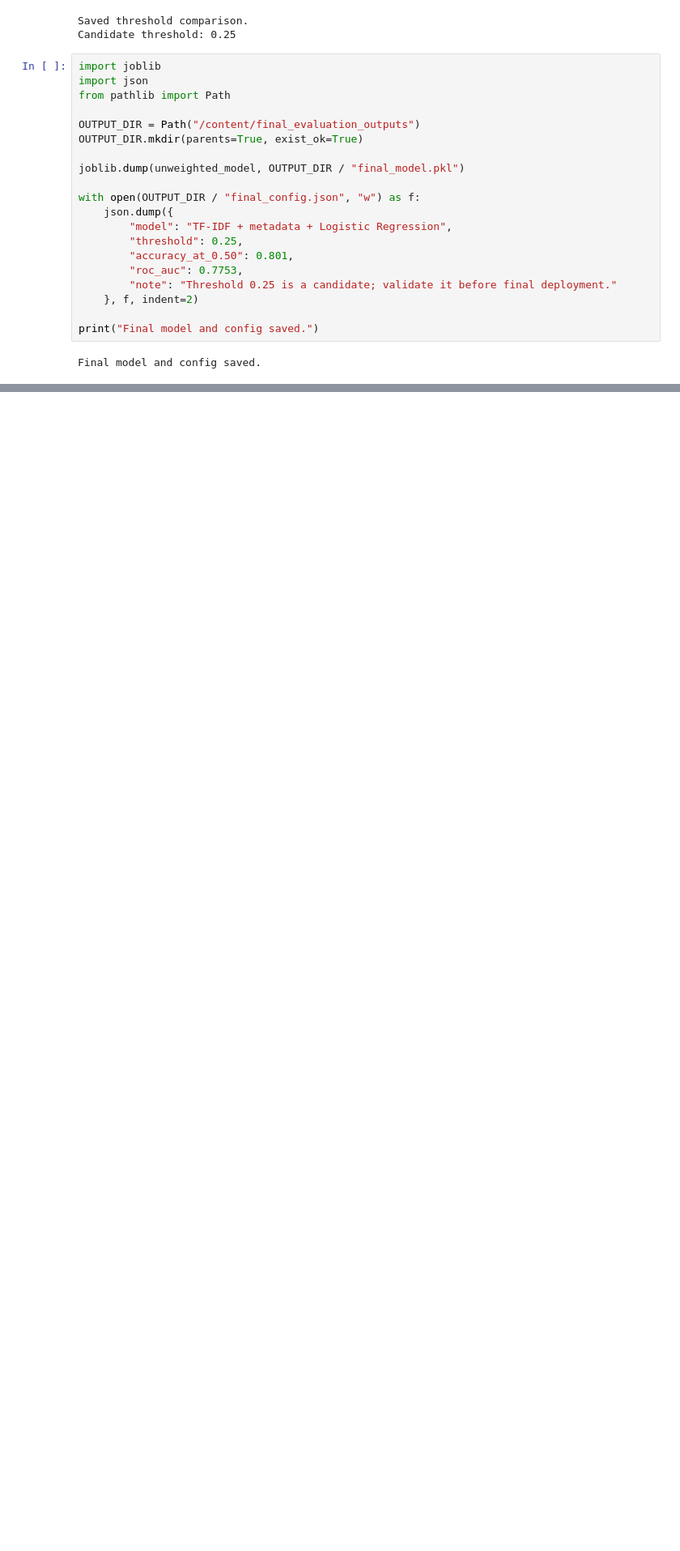
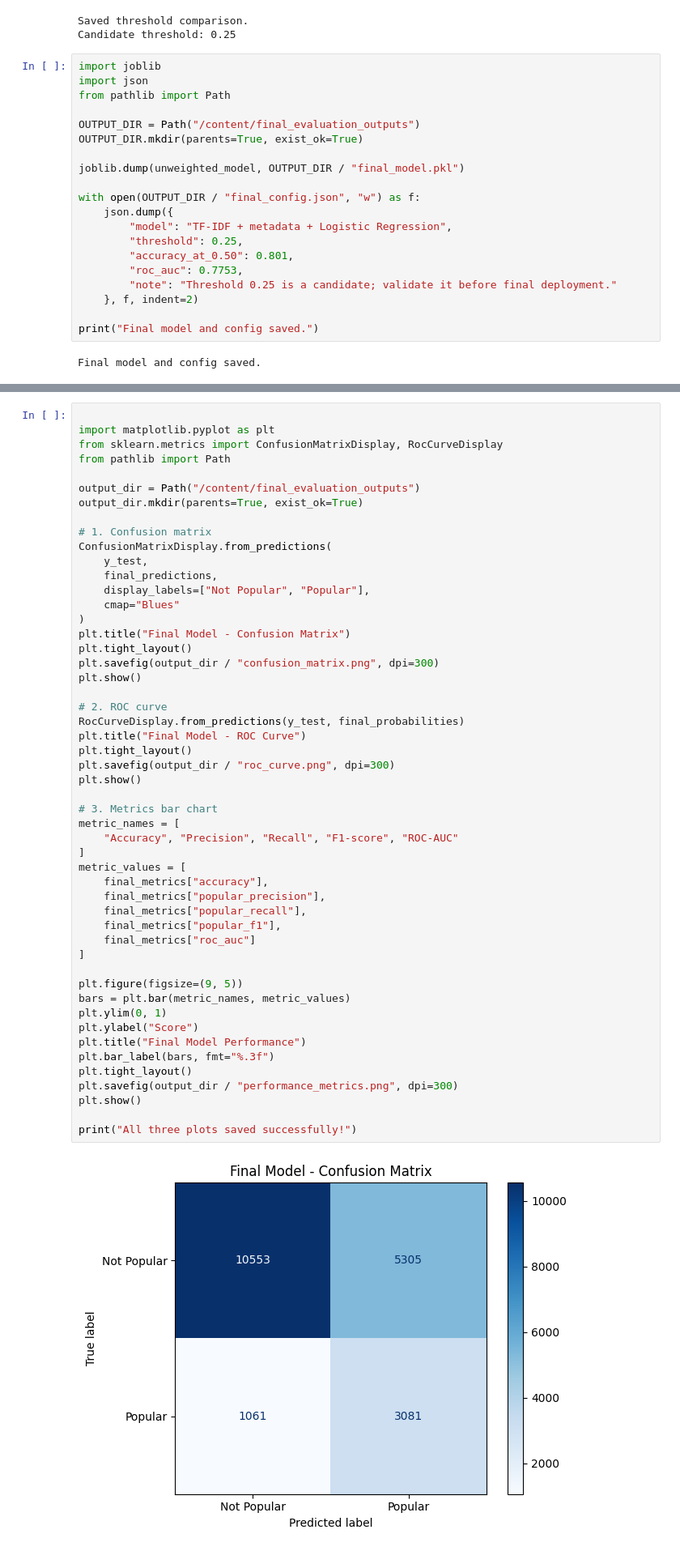
Before and after one commit to Akshat1686/ML-MINI-Project, a Jupyter notebook: Notebooks/book_review_final_evaluation.ipynb, the cells around one changed output, grey strips where cells are left out. Shown at 81% size. Cells and saved outputs as stored; diff of their text form; blank space fills up the shorter version.

```diff
--- a/Notebooks/book_review_final_evaluation.ipynb
+++ b/Notebooks/book_review_final_evaluation.ipynb
@@ -568,0 +835,53 @@ Final model and config saved.
+# %%
+
+import matplotlib.pyplot as plt
+from sklearn.metrics import ConfusionMatrixDisplay, RocCurveDisplay
+from pathlib import Path
+
+output_dir = Path("/content/final_evaluation_outputs")
+output_dir.mkdir(parents=True, exist_ok=True)
+
+# 1. Confusion matrix
+ConfusionMatrixDisplay.from_predictions(
+    y_test,
+    final_predictions,
+    display_labels=["Not Popular", "Popular"],
+    cmap="Blues"
+)
+plt.title("Final Model - Confusion Matrix")
+plt.tight_layout()
+plt.savefig(output_dir / "confusion_matrix.png", dpi=300)
+plt.show()
+
+# 2. ROC curve
+RocCurveDisplay.from_predictions(y_test, final_probabilities)
+plt.title("Final Model - ROC Curve")
+plt.tight_layout()
+plt.savefig(output_dir / "roc_curve.png", dpi=300)
+plt.show()
+
+# 3. Metrics bar chart
+metric_names = [
+    "Accuracy", "Precision", "Recall", "F1-score", "ROC-AUC"
+]
+metric_values = [
+    final_metrics["accuracy"],
+    final_metrics["popular_precision"],
+    final_metrics["popular_recall"],
+    final_metrics["popular_f1"],
+    final_metrics["roc_auc"]
+]
+
+plt.figure(figsize=(9, 5))
+bars = plt.bar(metric_names, metric_values)
+plt.ylim(0, 1)
+plt.ylabel("Score")
+plt.title("Final Model Performance")
+plt.bar_label(bars, fmt="%.3f")
+plt.tight_layout()
+plt.savefig(output_dir / "performance_metrics.png", dpi=300)
+plt.show()
+
+print("All three plots saved successfully!")
+# %% [output]
+[figure, added]
```
Also changed, not shown: parts of 7 cells of this notebook.
